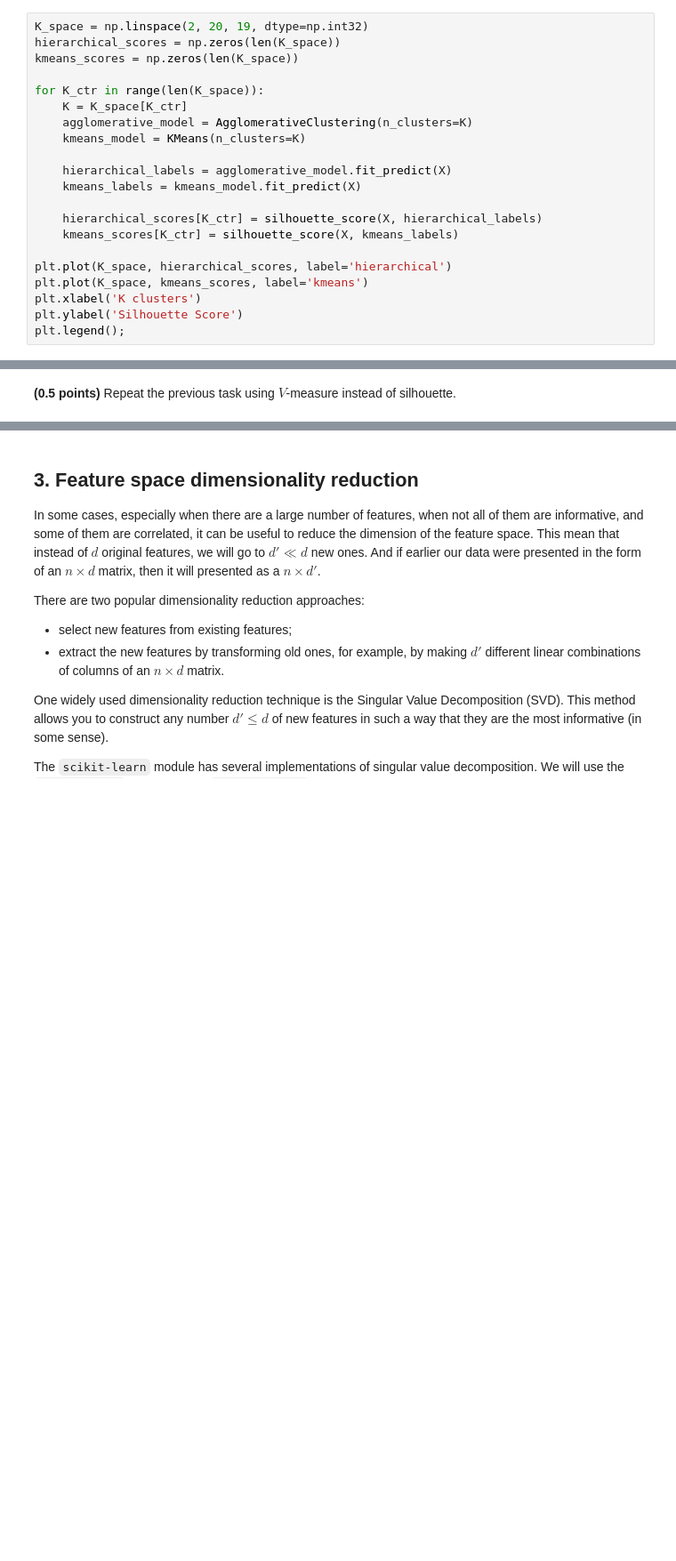
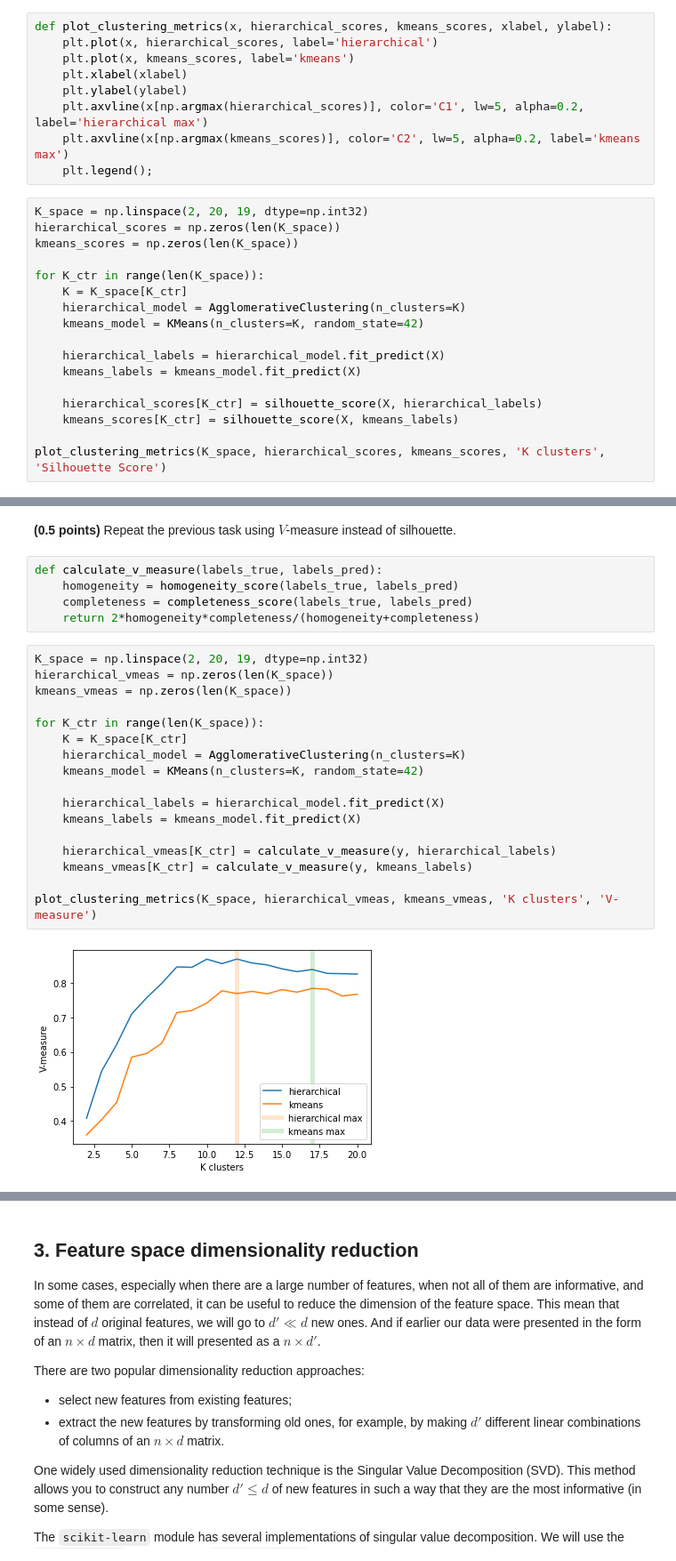
Before and after one commit to zappaz00/8_clustering, a Jupyter notebook: clustering.ipynb, the cells around one changed output, grey strips where cells are left out. Shown at 89% size. Drawn from its saved outputs; the diff is of its cells as text; blank space fills up the shorter version.

```diff
--- a/clustering.ipynb
+++ b/clustering.ipynb
@@ -283,6 +271,15 @@ $$
 The implementation of this metric in the `scikit-learn` is the `silhouette_score` function from the `metrics` submidule.
 # %% [markdown]
 **(0.75 point)** For each $K$ between 2 and 20 inclusive, partition of the array $X$ into $K$ clusters using both methods. Calculate the silhouette score and visualize it for both methods on the same plot ($K$ on the $x$ axis and silhouette score on the $y$ axis). Sign the axes and make a legend.
+# %%
+def plot_clustering_metrics(x, hierarchical_scores, kmeans_scores, xlabel, ylabel):
+    plt.plot(x, hierarchical_scores, label='hierarchical')
+    plt.plot(x, kmeans_scores, label='kmeans')
+    plt.xlabel(xlabel)
+    plt.ylabel(ylabel)
+    plt.axvline(x[np.argmax(hierarchical_scores)], color='C1', lw=5, alpha=0.2, label='hierarchical max')
+    plt.axvline(x[np.argmax(kmeans_scores)], color='C2', lw=5, alpha=0.2, label='kmeans max')
+    plt.legend();
 # %%
 K_space = np.linspace(2, 20, 19, dtype=np.int32)
 hierarchical_scores = np.zeros(len(K_space))
@@ -290,19 +287,15 @@ kmeans_scores = np.zeros(len(K_space))
 
 for K_ctr in range(len(K_space)):
     K = K_space[K_ctr]
-    agglomerative_model = AgglomerativeClustering(n_clusters=K)
-    kmeans_model = KMeans(n_clusters=K)
+    hierarchical_model = AgglomerativeClustering(n_clusters=K)
+    kmeans_model = KMeans(n_clusters=K, random_state=42)
 
-    hierarchical_labels = agglomerative_model.fit_predict(X)
+    hierarchical_labels = hierarchical_model.fit_predict(X)
     kmeans_labels = kmeans_model.fit_predict(X)
 
     hierarchical_scores[K_ctr] = silhouette_score(X, hierarchical_labels)
     kmeans_scores[K_ctr] = silhouette_score(X, kmeans_labels)
 
-plt.plot(K_space, hierarchical_scores, label='hierarchical')
-plt.plot(K_space, kmeans_scores, label='kmeans')
-plt.xlabel('K clusters')
-plt.ylabel('Silhouette Score')
-plt.legend();
+plot_clustering_metrics(K_space, hierarchical_scores, kmeans_scores, 'K clusters', 'Silhouette Score')
 # %% [output]
 [figure]
@@ -312,3 +307,27 @@ When we know the true clustering labels, the clustering result can be compared t
 Since we know what digit each image is (`y` array), we can compare the clustering results to it using the measures listed above.
 # %% [markdown]
 **(0.5 points)** Repeat the previous task using $V$-measure instead of silhouette.
+# %%
+def calculate_v_measure(labels_true, labels_pred):
+    homogeneity = homogeneity_score(labels_true, labels_pred)
+    completeness = completeness_score(labels_true, labels_pred)
+    return 2*homogeneity*completeness/(homogeneity+completeness)
+# %%
+K_space = np.linspace(2, 20, 19, dtype=np.int32)
+hierarchical_vmeas = np.zeros(len(K_space))
+kmeans_vmeas = np.zeros(len(K_space))
+
+for K_ctr in range(len(K_space)):
+    K = K_space[K_ctr]
+    hierarchical_model = AgglomerativeClustering(n_clusters=K)
+    kmeans_model = KMeans(n_clusters=K, random_state=42)
+
+    hierarchical_labels = hierarchical_model.fit_predict(X)
+    kmeans_labels = kmeans_model.fit_predict(X)
+
+    hierarchical_vmeas[K_ctr] = calculate_v_measure(y, hierarchical_labels)
+    kmeans_vmeas[K_ctr] = calculate_v_measure(y, kmeans_labels)
+
+plot_clustering_metrics(K_space, hierarchical_vmeas, kmeans_vmeas, 'K clusters', 'V-measure')
+# %% [output]
+[figure, added]
```
Also changed, not shown: parts of 16 cells of this notebook.
